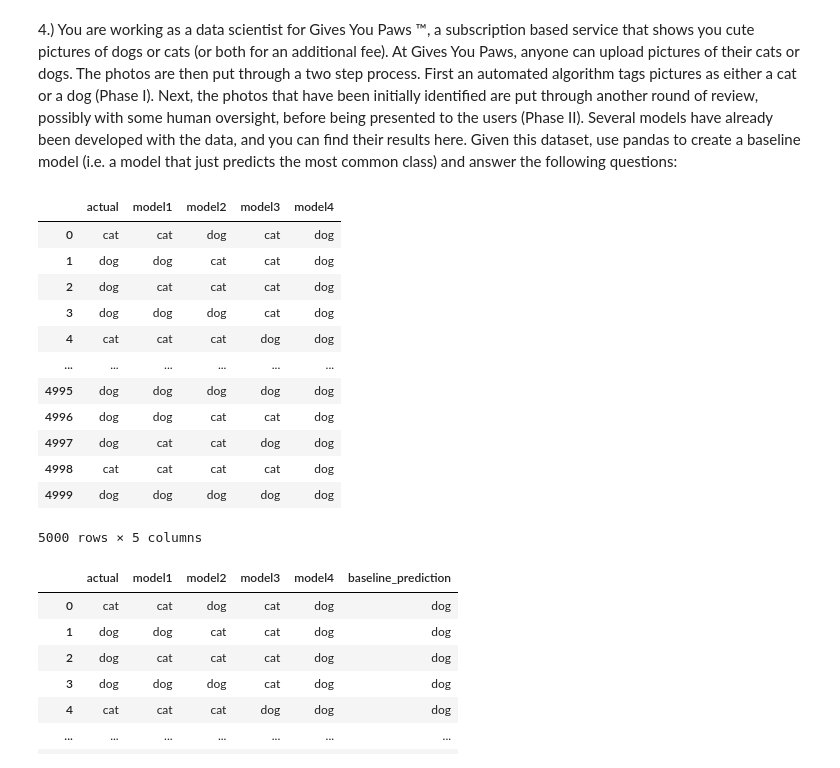
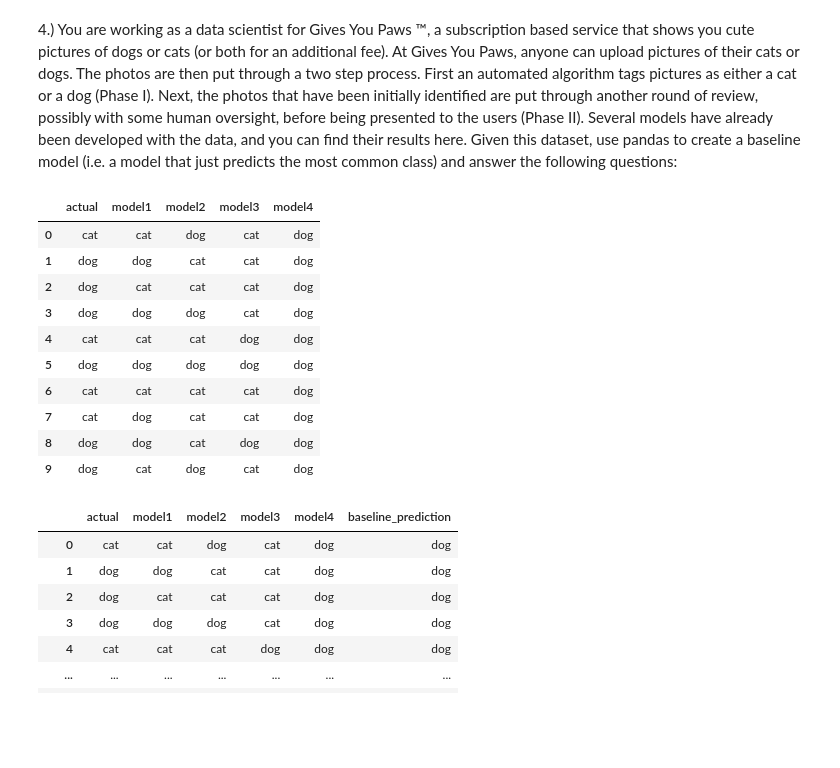
Before and after one commit to RobLMurphy92/classification-exercises, a Jupyter notebook: model_evaluation.ipynb, the cells around one changed output. Drawn from its saved outputs; the diff is of its cells as text; code cells hidden in the pictures; blank space fills up the shorter version.

```diff
--- a/model_evaluation.ipynb
+++ b/model_evaluation.ipynb
@@ -180,21 +206,19 @@ Several models have already been developed with the data, and you can find their
 Given this dataset, use pandas to create a baseline model (i.e. a model that just predicts the most common class) and answer the following questions:
 # %%
 gives_paws_df = pd.read_csv('gives_you_paws.csv')
-gives_paws_df
+gives_paws_df.head(10)
 # %% [output]
 |  | actual | model1 | model2 | model3 | model4 |
 | 0 | cat | cat | dog | cat | dog |
 | 1 | dog | dog | cat | cat | dog |
 | 2 | dog | cat | cat | cat | dog |
 | 3 | dog | dog | dog | cat | dog |
 | 4 | cat | cat | cat | dog | dog |
-| ... | ... | ... | ... | ... | ... |
-| 4995 | dog | dog | dog | dog | dog |
-| 4996 | dog | dog | cat | cat | dog |
-| 4997 | dog | cat | cat | dog | dog |
-| 4998 | cat | cat | cat | cat | dog |
-| 4999 | dog | dog | dog | dog | dog |
+| 5 | dog | dog | dog | dog | dog |
+| 6 | cat | cat | cat | cat | dog |
+| 7 | cat | dog | cat | cat | dog |
+| 8 | dog | dog | cat | dog | dog |
+| 9 | dog | cat | dog | cat | dog |
-5000 rows × 5 columns
 # %%
 gives_paws_df.actual.value_counts()
 gives_paws_df['baseline_prediction'] = 'dog'
```
Also changed, not shown: parts of 9 cells of this notebook.
